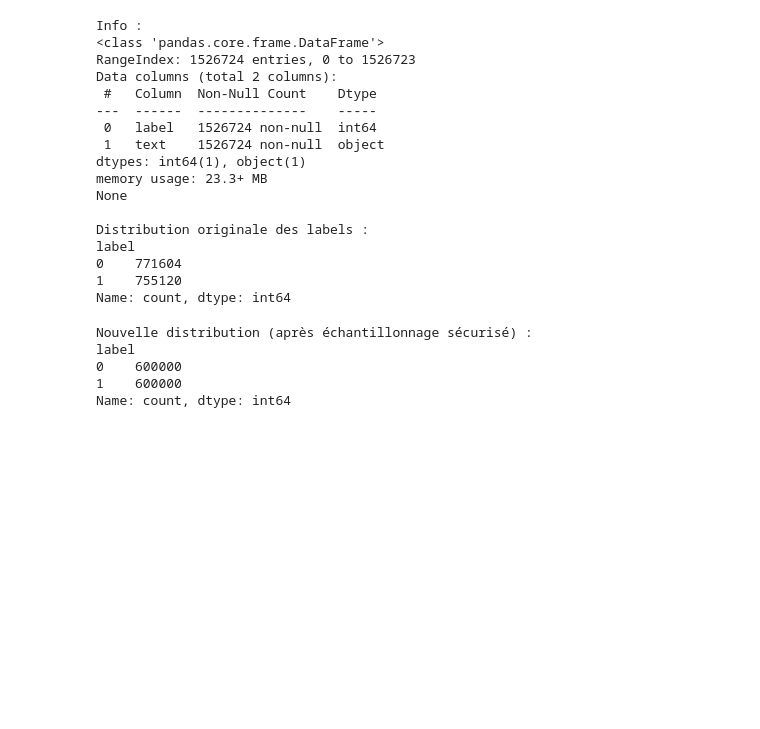
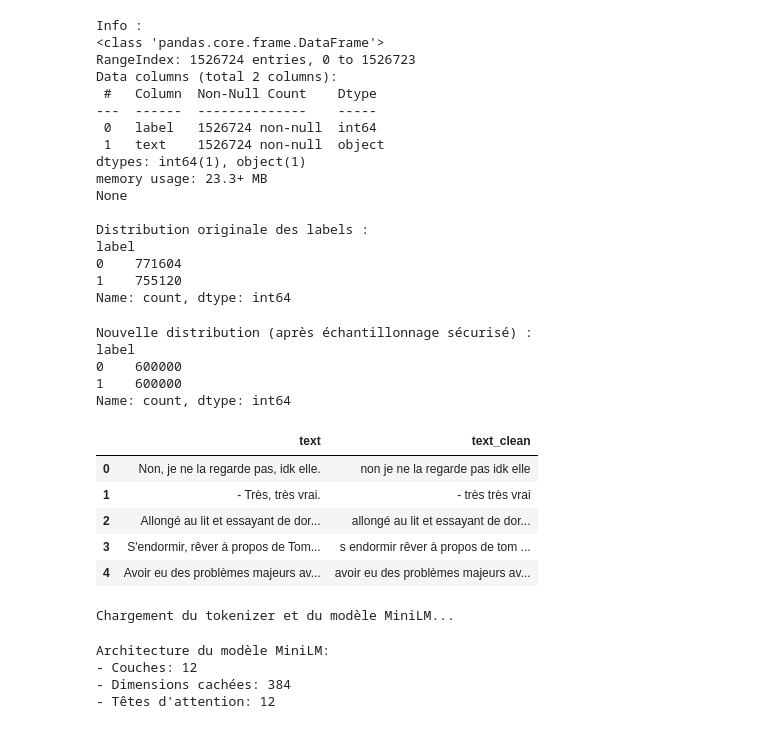
Before and after one commit to malek-messaoudii/MiniLM-Embedding, a Jupyter notebook: minilm-embedding.ipynb, the cells around one changed output. Cells and saved outputs as stored; diff of their text form; code cells hidden in the pictures; blank space fills up the shorter version.

Commit message:
MiniLM-Embedding | Download MiniLM model and testing

```diff
--- a/minilm-embedding.ipynb
+++ b/minilm-embedding.ipynb
@@ -99,3 +121,48 @@ label
 0    600000
 1    600000
 Name: count, dtype: int64
+# %%
+def clean_text(text):
+    if pd.isna(text):
+        return ""
+    text = str(text).lower()
+    text = re.sub(r'http\S+|www\.\S+', ' ', text)           # URLs
+    text = re.sub(r'@\w+', ' ', text)                      # mentions
+    text = re.sub(r'#', ' ', text)                         # retirer le dièse (garder mot)
+    text = re.sub(r'[^a-z0-9àâäéèêëïîôöùûüçœæ\-\s]', ' ', text)  # garder lettres FR basiques + chiffres + dash
+    text = re.sub(r'\s+', ' ', text).strip()               # espaces multiples
+    return text
+
+# Appliquer (création d'une colonne 'text_clean')
+data_balanced['text_clean'] = data_balanced['text'].astype(str).map(clean_text)
+display(data_balanced[['text', 'text_clean']].head())
+# %% [output]
+|  | text | text_clean |
+| 0 | Non, je ne la regarde pas, idk elle. | non je ne la regarde pas idk elle |
+| 1 | - Très, très vrai. | - très très vrai |
+| 2 | Allongé au lit et essayant de dor... | allongé au lit et essayant de dor... |
+| 3 | S'endormir, rêver à propos de Tom... | s endormir rêver à propos de tom ... |
+| 4 | Avoir eu des problèmes majeurs av... | avoir eu des problèmes majeurs av... |
+# %%
+import transformers
+from transformers import AutoTokenizer, AutoModel
+
+# Solution 1: Utiliser un modèle MiniLM plus récent et stable
+MODEL_NAME = "sentence-transformers/all-MiniLM-L12-v2"
+print("Chargement du tokenizer et du modèle MiniLM...")
+
+# Chargement avec paramètres pour éviter les erreurs
+tokenizer = AutoTokenizer.from_pretrained(MODEL_NAME, trust_remote_code=True)
+model = AutoModel.from_pretrained(MODEL_NAME, trust_remote_code=True)
+
+# Vérification des spécifications du modèle
+print(f"\nArchitecture du modèle MiniLM:")
+print(f"- Couches: {model.config.num_hidden_layers}")
+print(f"- Dimensions cachées: {model.config.hidden_size}")
+print(f"- Têtes d'attention: {model.config.num_attention_heads}")
+# %% [output]
+Chargement du tokenizer et du modèle MiniLM...
+Architecture du modèle MiniLM:
+- Couches: 12
+- Dimensions cachées: 384
+- Têtes d'attention: 12
```
Also changed, not shown: parts of 5 cells of this notebook.
